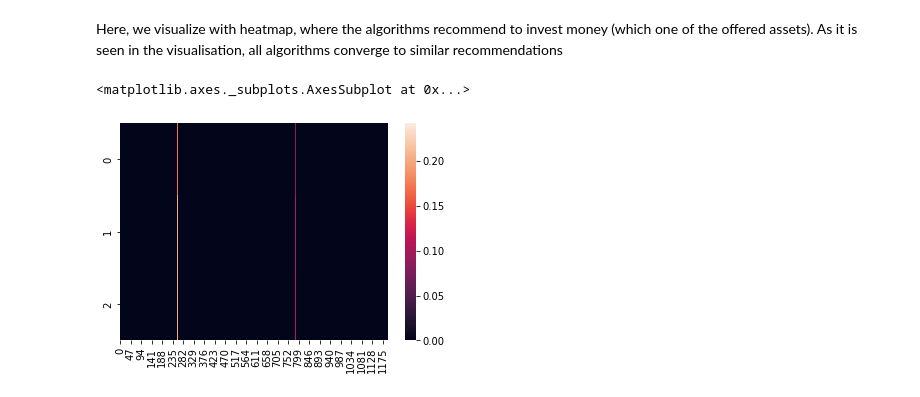
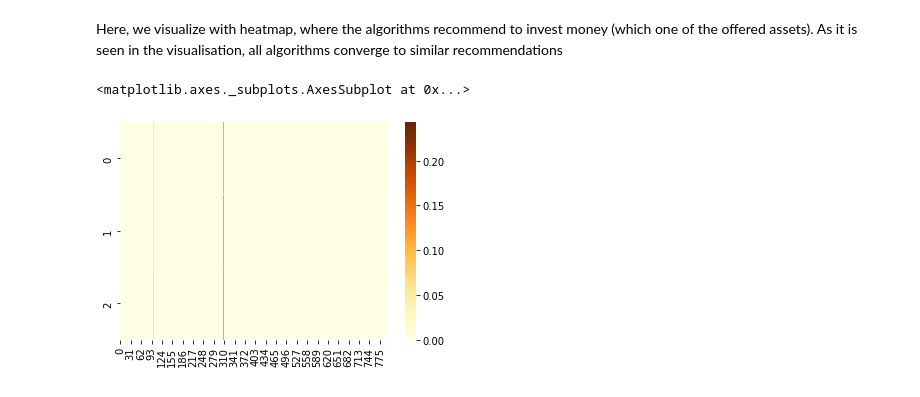
Before and after one commit to PashaIanko/Portfolio-Optimization, a Jupyter notebook: experiments.ipynb, the cells around one changed output. Cells and saved outputs as stored; diff of their text form; code cells hidden in the pictures.

```diff
--- a/experiments.ipynb
+++ b/experiments.ipynb
@@ -252,9 +256,18 @@ def plot_return_matrix(return_matrix, x_lim, assets):
     for asset in assets:
         ax.plot(return_matrix[:x_lim, asset], marker = 'o', markerfacecolor = 'white')
 
+    fontsize = 20
+    labelsize = 15
+    legend_size = 15
+
     plt.ylim([0, 1.5])
-    plt.xlabel('Period 1 .. T')
-    plt.title(f'First {x_lim} samples for {len(assets)} assets')
-    plt.ylabel('Return')
-    plt.legend([f'Asset {n}' for n in assets])
+    plt.xlabel('Period 1 .. T', fontsize = fontsize)
+    plt.tick_params(labelsize = labelsize)
+
+    plt.title(f'First {x_lim} samples for {len(assets)} assets', fontsize = fontsize)
+    plt.ylabel('Return', fontsize = fontsize)
+    plt.legend([f'Asset {n + 1}' for n in assets], prop = {'size': legend_size})
     plt.grid()
+# %%
+return_matrix = np.ones((100, 4)) + np.random.normal(loc = 0, scale = 0.1, size = (100, 4))
+plot_return_matrix(return_matrix, x_lim = 100, assets = [0, 1])
@@ -315,7 +330,7 @@ def run_experiment(n_assets, n_periods, max_iterations, fun):
     )
 
     plot_bar_scores(
-        {k: v[0] for k, v in dts.items()},
+        {k: v[0] for k, v in t.items()},
         'CPU time, sec',
         'Computational time of algorithms'
     )
@@ -325,3 +340,10 @@ def run_experiment(n_assets, n_periods, max_iterations, fun):
 
     display('Time to execution', pd.DataFrame(t))
     return i, o, g, t, n_iterations
+# %%
+investments_800, objective_func_800, gaps_800, dts_800, n_iterations_800 = run_experiment(
+    n_assets = 800,
+    n_periods = 1000,
+    max_iterations = 20,
+    fun = [frank_wolfe, variant2, FW_PW_correct]
+)
@@ -380,8 +437,8 @@ plot_gap(gaps)
 # %% [markdown]
 Here, we visualize with heatmap, where the algorithms recommend to invest money (which one of the offered assets). As it is seen in the visualisation, all algorithms converge to similar recommendations
 # %%
-invest_distributions = np.array([v for v in investments.values()])
-sns.heatmap(invest_distributions)
+invest_distributions = np.array([v for v in investments_800.values()])
+sns.heatmap(invest_distributions, cmap = sns.color_palette("YlOrBr", as_cmap=True))
 # %% [output]
 <matplotlib.axes._subplots.AxesSubplot at 0x...>
-[figure, old version]
+[figure, new version]
```
Also changed, not shown: parts of 8 cells of this notebook.
